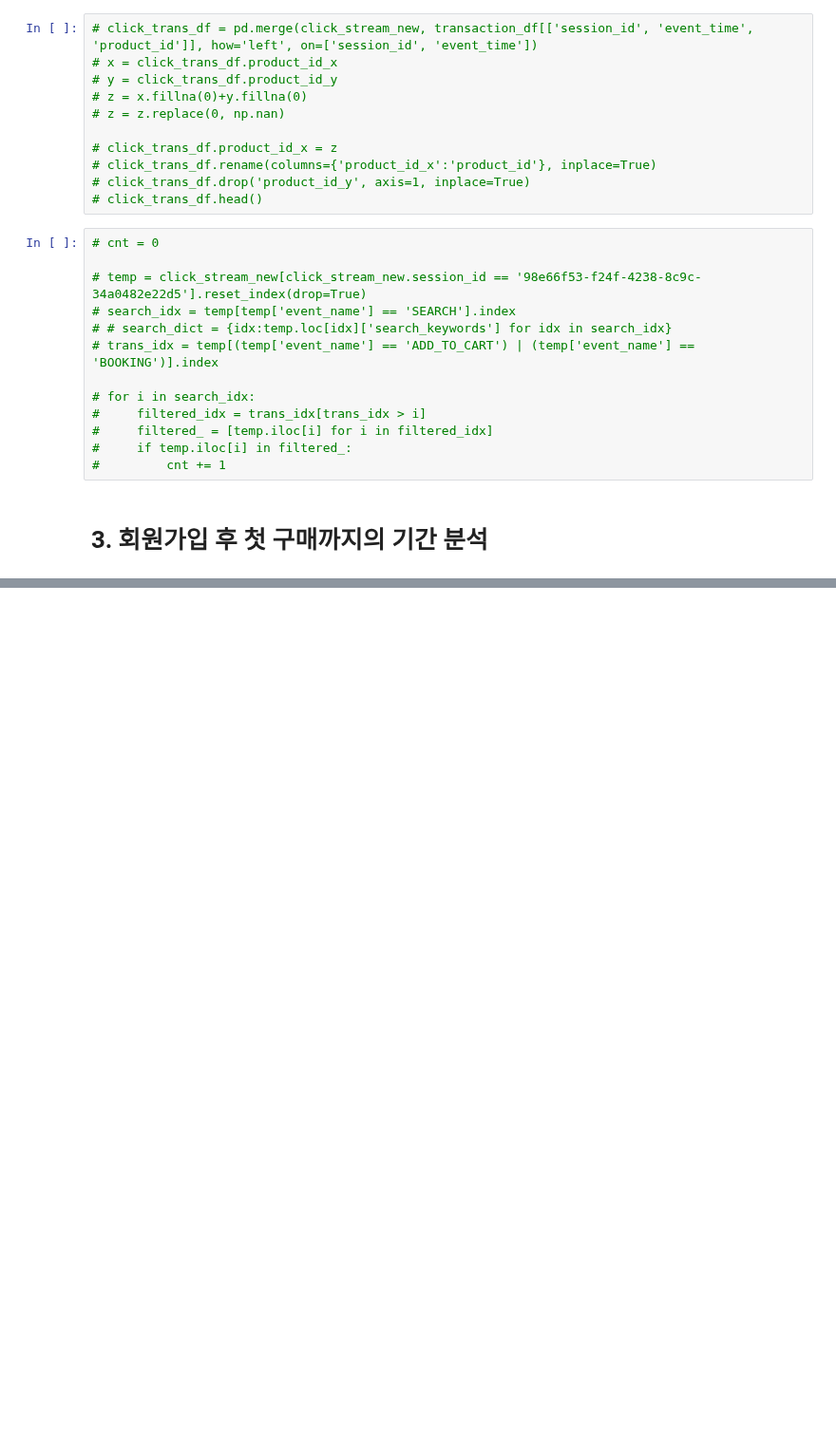
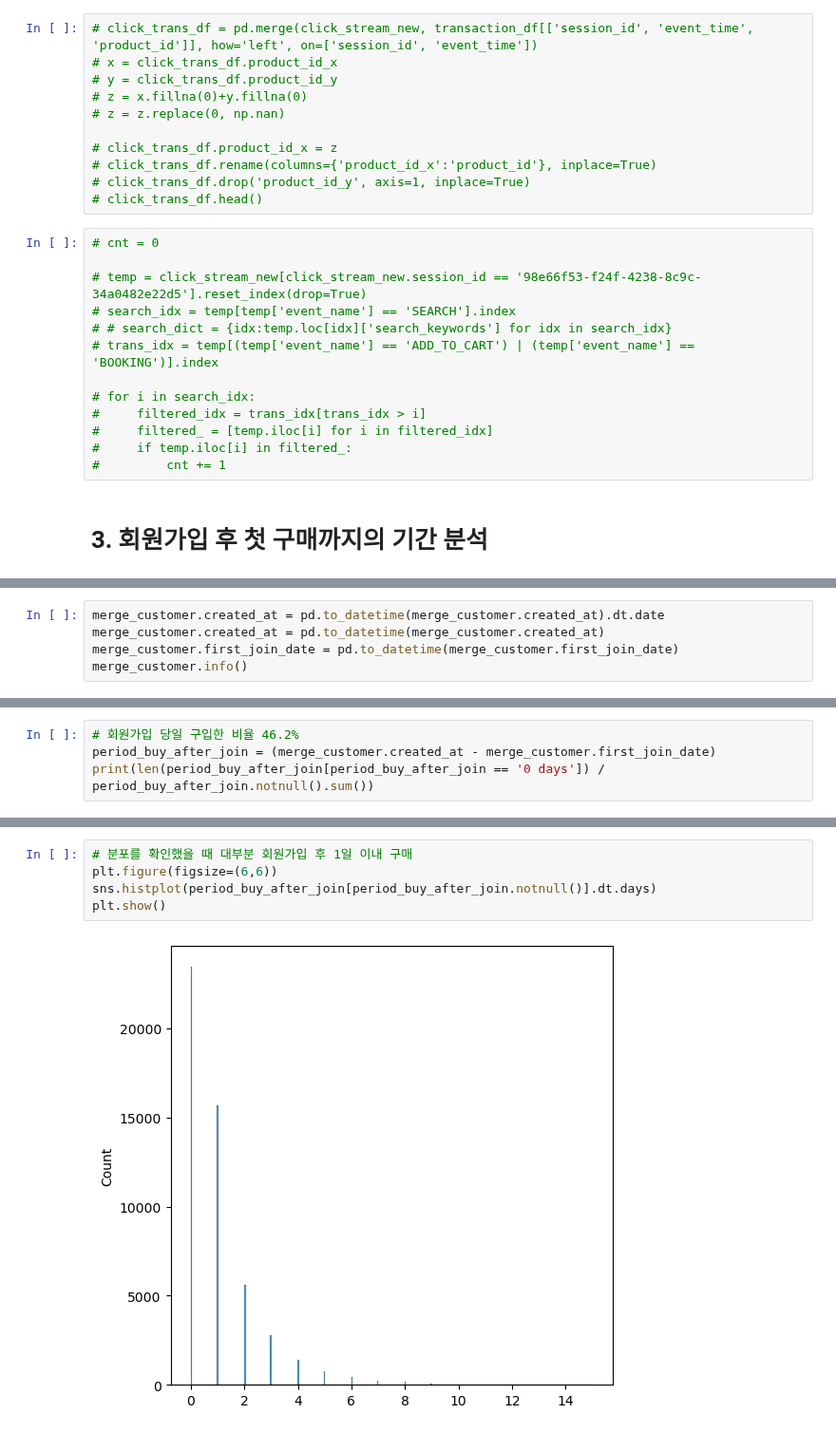
Before and after one commit to NARAEIM/tp2-da, a Jupyter notebook: tp2_da_hyunjune.ipynb, the cells around one changed output, grey strips where cells are left out. Shown at 95% size. Saved outputs shown, nothing was run; the diff lists cells and outputs as text; blank space fills up the shorter version.

Commit message:
회원가입 후 첫 구매까지의 기간 분석 완료

```diff
--- a/tp2_da_hyunjune.ipynb
+++ b/tp2_da_hyunjune.ipynb
@@ -309,0 +377,5 @@ session_id 중 검색이 포함된 session_id 비율: 54.83%
+# %%
+merge_customer.created_at = pd.to_datetime(merge_customer.created_at).dt.date
+merge_customer.created_at = pd.to_datetime(merge_customer.created_at)
+merge_customer.first_join_date = pd.to_datetime(merge_customer.first_join_date)
+merge_customer.info()
@@ -309,0 +407,4 @@ session_id 중 검색이 포함된 session_id 비율: 54.83%
+# %%
+# 회원가입 당일 구입한 비율 46.2%
+period_buy_after_join = (merge_customer.created_at - merge_customer.first_join_date)
+print(len(period_buy_after_join[period_buy_after_join == '0 days']) / period_buy_after_join.notnull().sum())
@@ -309,0 +426,7 @@ session_id 중 검색이 포함된 session_id 비율: 54.83%
+# %%
+# 분포를 확인했을 때 대부분 회원가입 후 1일 이내 구매
+plt.figure(figsize=(6,6))
+sns.histplot(period_buy_after_join[period_buy_after_join.notnull()].dt.days)
+plt.show()
+# %% [output]
+[figure, added]
```
Also changed, not shown: parts of 14 cells of this notebook, 1 other file.
